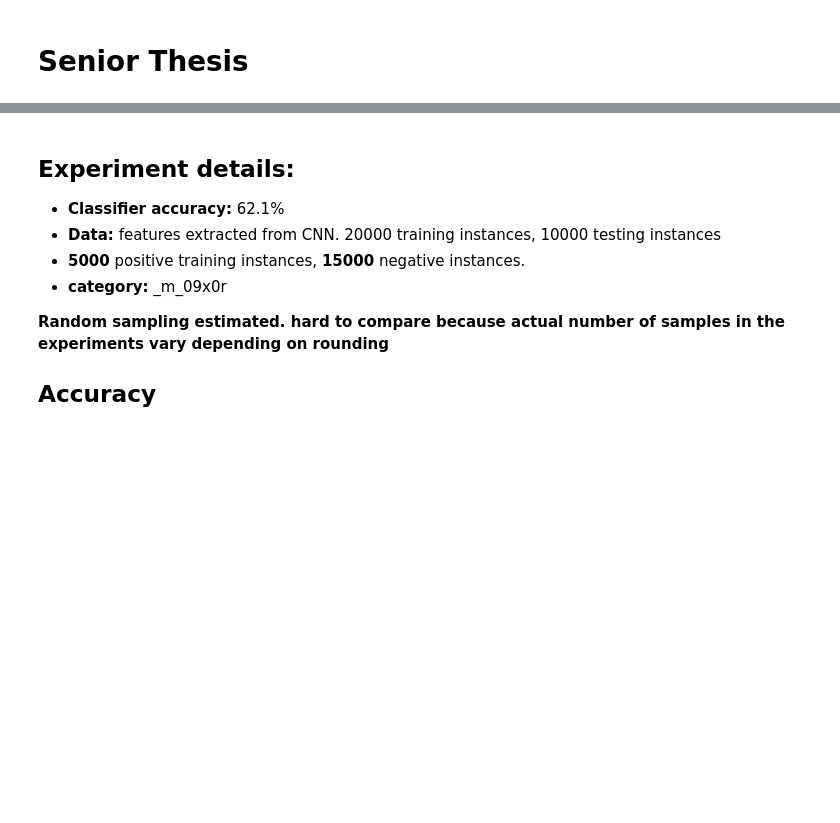
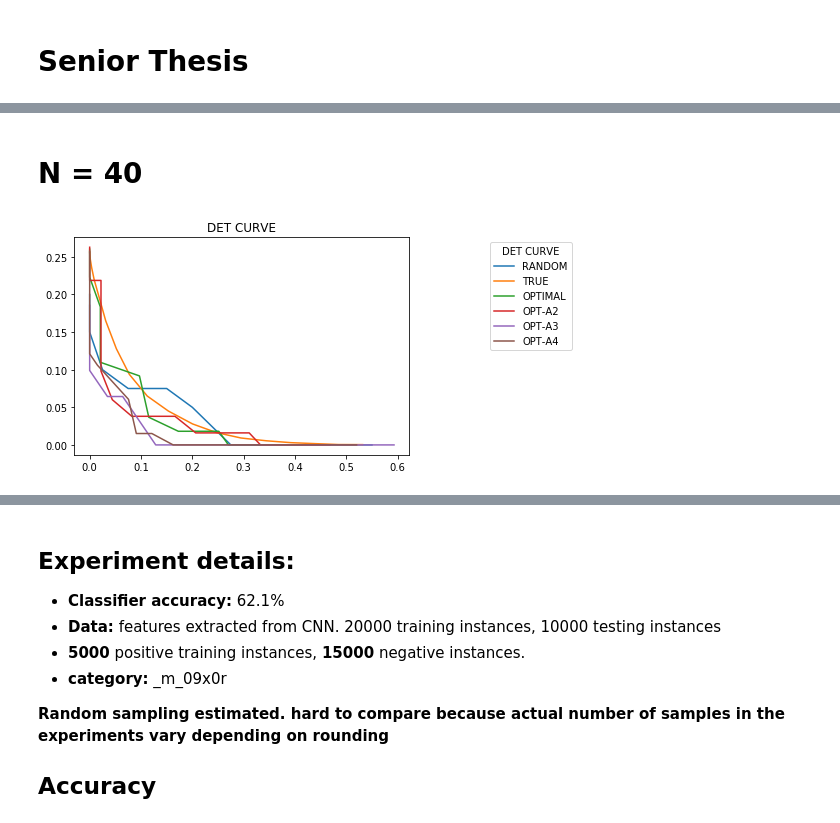
Before and after one commit to sabithassan/Senior-Thesis, a Jupyter notebook: Notebooks/Senior thesis.ipynb, the cells around one changed output, grey strips where cells are left out. Cells and saved outputs as stored; diff of their text form; code cells hidden in the pictures; blank space fills up the shorter version.

```diff
--- a/Notebooks/Senior thesis.ipynb
+++ b/Notebooks/Senior thesis.ipynb
@@ -2,0 +31,28 @@
+# %% [markdown]
+# N = 40
+# %%
+import pickle
+import matplotlib.pyplot as plt
+
+collectedStrat = pickle.load(open("n40_strat.dat.pkl"))
+tradeoffs = collectedStrat["tradeoffs"]
+(randFAR, randFRR) = collectedStrat["random"]
+(trueFAR, trueFRR) = collectedStrat["true"]
+(OPTFAR, OPTFRR) = collectedStrat["OPT_CNN"]
+(A2FAR, A2FRR) = collectedStrat["OPT_CNN_A2"]
+(A3FAR, A3FRR) = collectedStrat["OPT_CNN_A3"]
+(A4FAR, A4FRR) = collectedStrat["OPT_CNN_A4"]
+
+f1 = plt.figure("DET CURVE")
+plt.plot(randFAR,randFRR, label = "RANDOM")
+#f2 = plt.figure("RBF" + speaker)
+plt.plot(trueFAR,trueFRR, label = "TRUE")
+plt.plot(OPTFAR,OPTFRR, label = "OPTIMAL")
+plt.plot(A2FAR,A2FRR, label = "OPT-A2")
+plt.plot(A3FAR,A3FRR, label = "OPT-A3")
+plt.plot(A4FAR,A4FRR, label = "OPT-A4")
+plt.legend(bbox_to_anchor=(1.5, 1), title="DET CURVE")
+plt.title("DET CURVE")
+plt.show()
+# %% [output]
+[figure, added]
```
Also changed, not shown: parts of 4 cells of this notebook, 6 other files.
